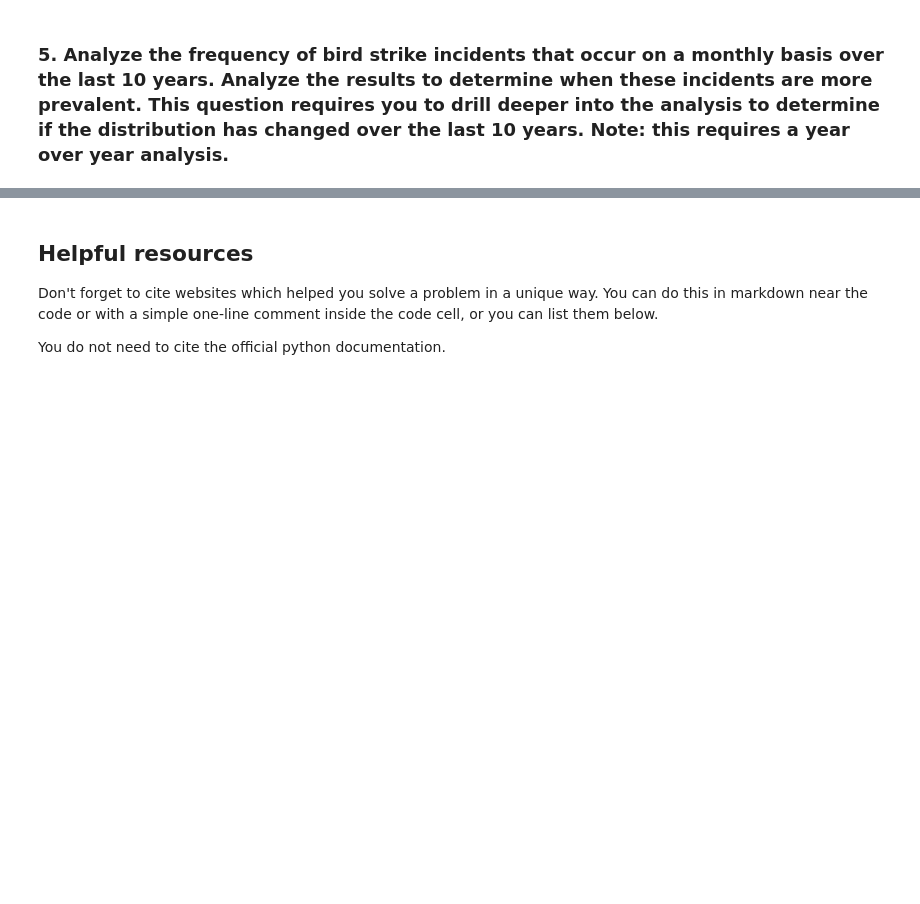
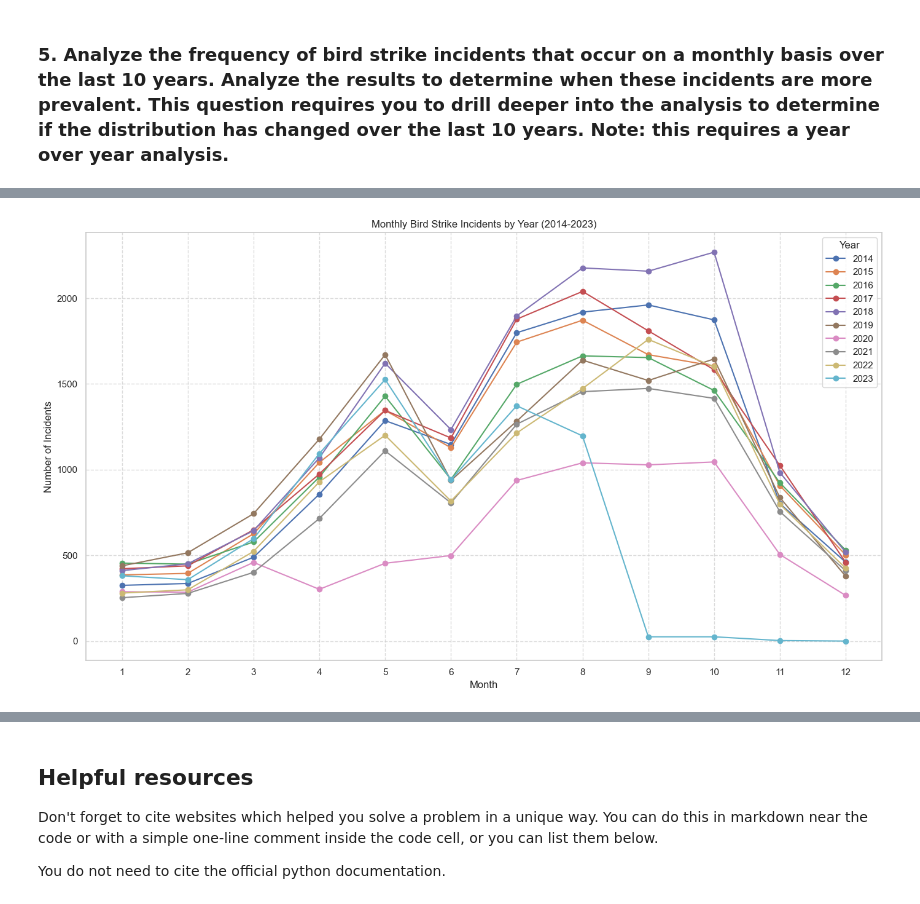
Before and after one commit to DavidYu75/ds3000-assignments, a Jupyter notebook: DS_Practicum_2.ipynb, the cells around one changed output, grey strips where cells are left out. Drawn from its saved outputs; the diff is of its cells as text; code cells hidden in the pictures; blank space fills up the shorter version.

```diff
--- a/DS_Practicum_2.ipynb
+++ b/DS_Practicum_2.ipynb
@@ -390,3 +390,24 @@ plt.show()
 A vast majority of bird strikes did not result in aircraft damage. The number of aircraft damage incidents changes with air traffic volume, as we can see both damaging and non-damanging incidents drop during 2020, which was COVID and less air travel. However, the proportion of strikes causing damage remains relatively stable.
 # %% [markdown]
 ### 5. Analyze the frequency of bird strike incidents that occur on a monthly basis over the last 10 years. Analyze the results to determine when these incidents are more prevalent.  This question requires you to drill deeper into the analysis to determine if the distribution has changed over the last 10 years. Note: this requires a year over year analysis.
+# %%
+recent_years = range(2014, 2024)
+recent_data = bird_strike_df[bird_strike_df['INCIDENT_YEAR'].isin(recent_years)]
+
+monthly_incidents = pd.pivot_table(
+    recent_data,
+    values='INDEX_NR',
+    index='INCIDENT_MONTH',
+    columns='INCIDENT_YEAR',
+    aggfunc='count',
+    fill_value=0
+)
+
+print("Monthly Bird Strike Incidents (2014-2023):")
+print(monthly_incidents)
+
+yearly_totals = monthly_incidents.sum()
+monthly_percentage = monthly_incidents.div(yearly_totals, axis=1) * 100
+
+print("\nMonthly Percentage Distribution by Year:")
+print(monthly_percentage)
@@ -392,0 +432,15 @@ A vast majority of bird strikes did not result in aircraft damage. The number of
+# %%
+plt.figure(figsize=(14, 8))
+for year in recent_years:
+    if year in monthly_incidents.columns:
+        plt.plot(monthly_incidents.index, monthly_incidents[year], marker='o', label=str(year))
+plt.title('Monthly Bird Strike Incidents by Year (2014-2023)')
+plt.xlabel('Month')
+plt.ylabel('Number of Incidents')
+plt.xticks(range(1, 13))
+plt.legend(title='Year')
+plt.grid(True, linestyle='--', alpha=0.7)
+plt.tight_layout()
+plt.show()
+# %% [output]
+[figure, added]
```
Also changed, not shown: parts of 3 cells of this notebook.
